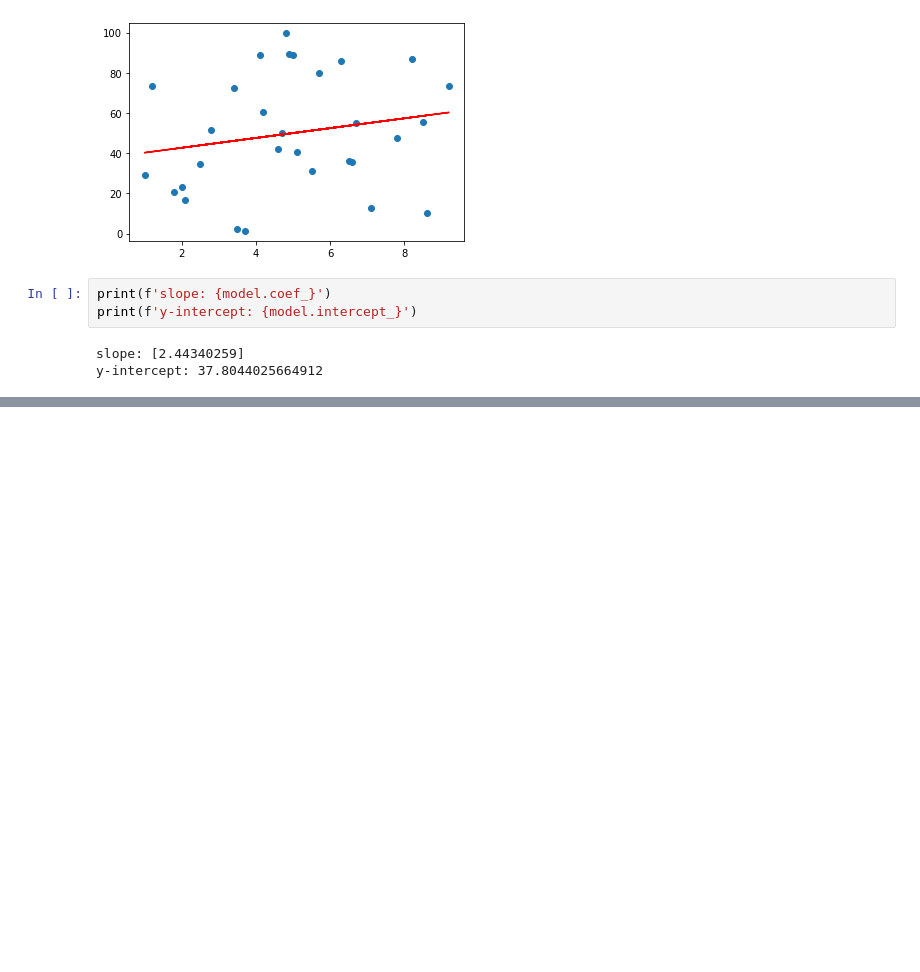
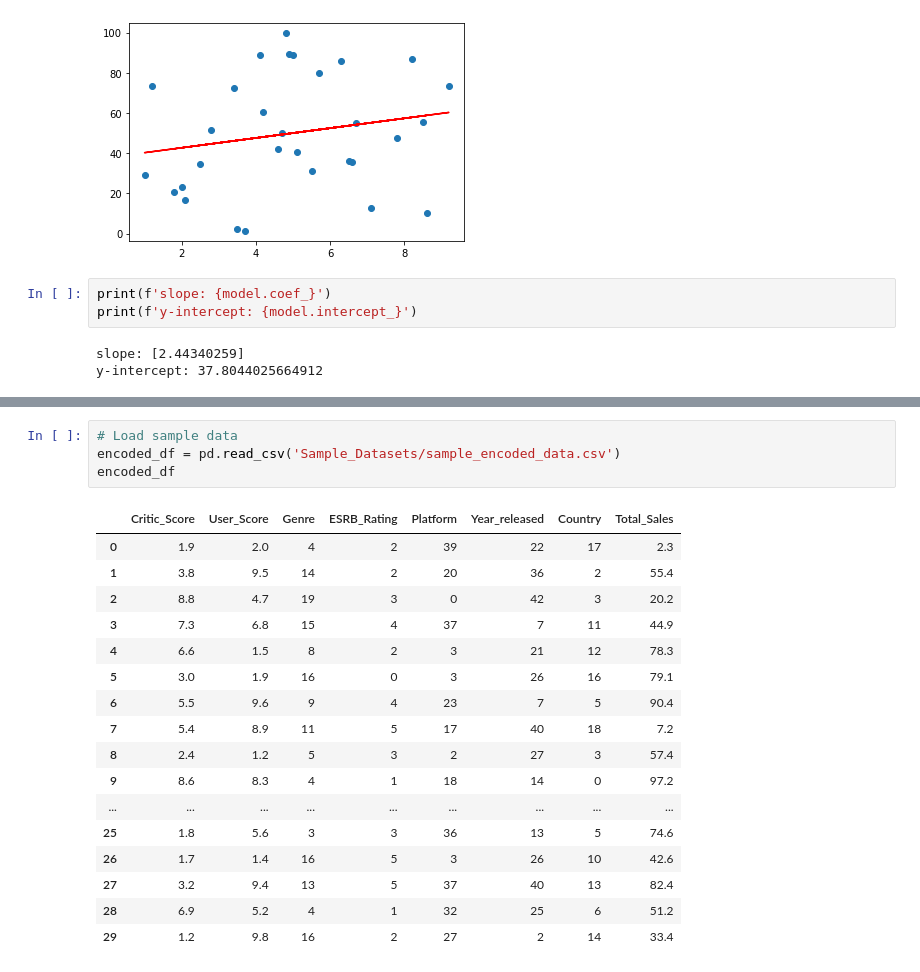
Before and after one commit to kntln/Video_Games_Sales, a Jupyter notebook: linear_regression_model_draft.ipynb, the cells around one changed output, grey strips where cells are left out. Saved outputs shown, nothing was run; the diff lists cells and outputs as text; blank space fills up the shorter version.

```diff
--- a/linear_regression_model_draft.ipynb
+++ b/linear_regression_model_draft.ipynb
@@ -78,0 +109,22 @@ Which genre is more likely to be popular in year 2023?
+# %%
+# Load sample data
+encoded_df = pd.read_csv('Sample_Datasets/sample_encoded_data.csv')
+encoded_df
+# %% [output]
+|  | Critic_Score | User_Score | Genre | ESRB_Rating | Platform | Year_released | Country | Total_Sales |
+| 0 | 1.9 | 2.0 | 4 | 2 | 39 | 22 | 17 | 2.3 |
+| 1 | 3.8 | 9.5 | 14 | 2 | 20 | 36 | 2 | 55.4 |
+| 2 | 8.8 | 4.7 | 19 | 3 | 0 | 42 | 3 | 20.2 |
+| 3 | 7.3 | 6.8 | 15 | 4 | 37 | 7 | 11 | 44.9 |
+| 4 | 6.6 | 1.5 | 8 | 2 | 3 | 21 | 12 | 78.3 |
+| 5 | 3.0 | 1.9 | 16 | 0 | 3 | 26 | 16 | 79.1 |
+| 6 | 5.5 | 9.6 | 9 | 4 | 23 | 7 | 5 | 90.4 |
+| 7 | 5.4 | 8.9 | 11 | 5 | 17 | 40 | 18 | 7.2 |
+| 8 | 2.4 | 1.2 | 5 | 3 | 2 | 27 | 3 | 57.4 |
+| 9 | 8.6 | 8.3 | 4 | 1 | 18 | 14 | 0 | 97.2 |
+| ... | ... | ... | ... | ... | ... | ... | ... | ... |
+| 25 | 1.8 | 5.6 | 3 | 3 | 36 | 13 | 5 | 74.6 |
+| 26 | 1.7 | 1.4 | 16 | 5 | 3 | 26 | 10 | 42.6 |
+| 27 | 3.2 | 9.4 | 13 | 5 | 37 | 40 | 13 | 82.4 |
+| 28 | 6.9 | 5.2 | 4 | 1 | 32 | 25 | 6 | 51.2 |
+| 29 | 1.2 | 9.8 | 16 | 2 | 27 | 2 | 14 | 33.4 |
```
Also changed, not shown: parts of 11 cells of this notebook, 2 other files.
